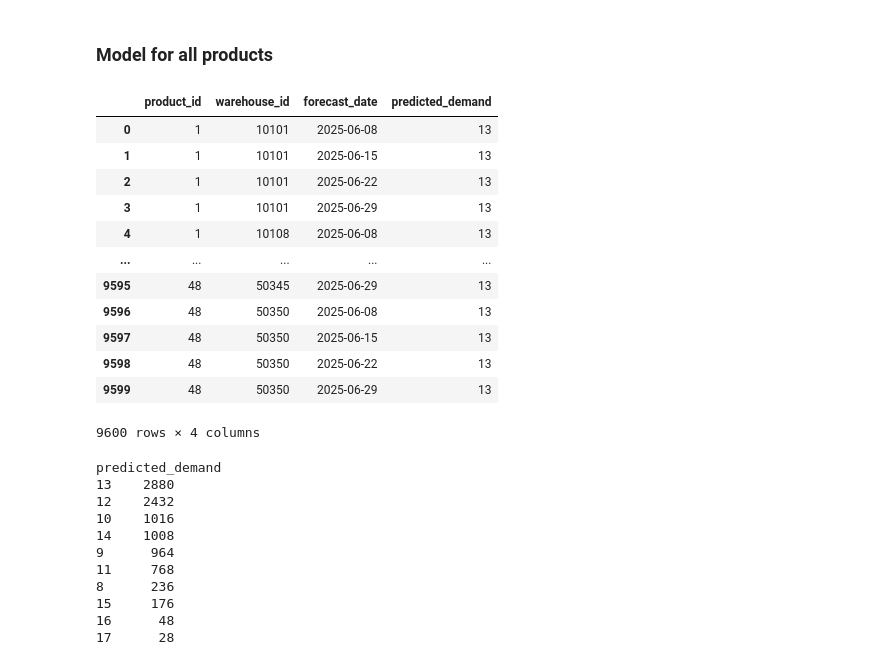
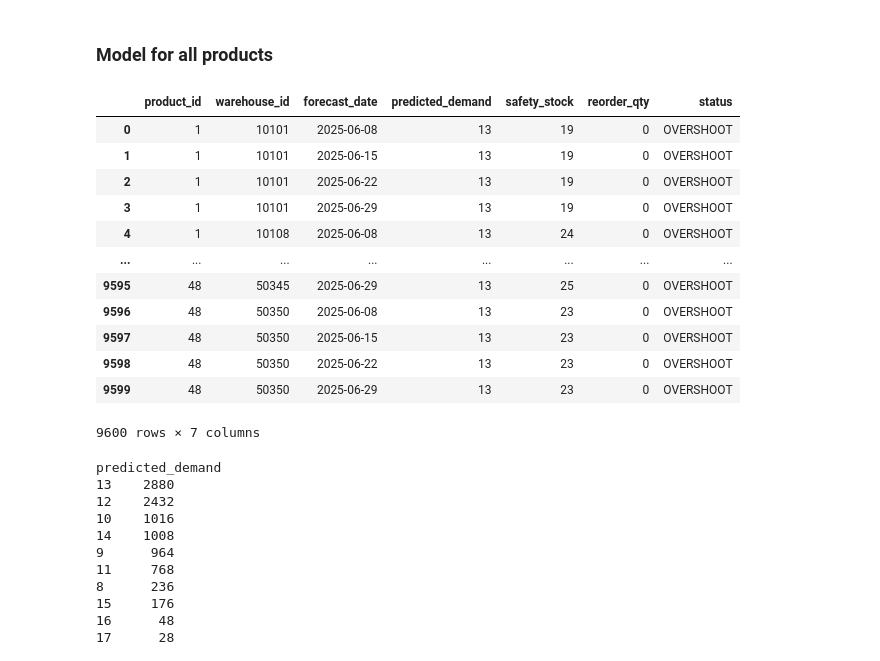
Before and after one commit to tanaymahapatra/E-commerce-Database-Management-and-Inventory-Optimization, a Jupyter notebook: model.ipynb, the cells around one changed output. Drawn from its saved outputs; the diff is of its cells as text; code cells hidden in the pictures.

Commit message:
adjusted output shape of the predicted data

```diff
--- a/model.ipynb
+++ b/model.ipynb
@@ -345,18 +361,19 @@ end_date = '2025-06-03'
 # Ensure datetime format and filter the full dataset (dt2)
 dt2['order_date'] = pd.to_datetime(dt2['order_date'])
 dt_timeframe = dt2[(dt2['order_date'] >= start_date) & (dt2['order_date'] < end_date)].copy()
+latest_stock = (dt_timeframe.sort_values('order_date').groupby(['product_id', 'warehouse_id']).tail(1)[['product_id', 'warehouse_id', 'stock_quantity']].rename(columns={'stock_quantity': 'current_stock'}).reset_index(drop=True))
 
 # 2. Group by Product, Warehouse ID, and Week
 weekly_orders = dt_timeframe.groupby([
     'product_id',   # Included for database relational mapping
     'warehouse_id',
     pd.Grouper(key='order_date', freq='W-SUN')
-])['quantity'].sum().reset_index()
+])[['quantity']].sum().reset_index()
 
 weekly_orders.columns = ['product_id', 'warehouse_id', 'week_end_date', 'total_quantity']
 
 # 3. Iterate through every Product-Warehouse combination
-forecast_results = []
+forecast_results = pd.DataFrame()
 FORECAST_STEPS = 4
 
 # Create a continuous weekly date range to identify missing sales weeks
@@ -365,53 +382,93 @@ full_date_range = pd.date_range(start=start_date, end=end_date, freq='W-SUN')
 # Group by the unique combinations of product and warehouse
 for (p_id, w_id), df_group in weekly_orders.groupby(['product_id', 'warehouse_id']):
 
+    stock_row = latest_stock[(latest_stock['product_id'] == p_id) & (latest_stock['warehouse_id'] == w_id)]
+
+    stock = (stock_row['current_stock'].iloc[0] if not stock_row.empty else 0)
     df_group = df_group.set_index('week_end_date')
 
     # Fill missing weeks with 0 for this specific product at this specific warehouse
     df_group = df_group.reindex(full_date_range, fill_value=0)
     df_group.index.name = 'week_end_date'
 
     try:
         # Train Simple Exponential Smoothing
         model = SimpleExpSmoothing(df_group['total_quantity'], initialization_method="estimated")
         fitted_model = model.fit()
 
+        rmse = np.sqrt(np.mean((df_group['total_quantity'] - fitted_model.fittedvalues) ** 2))
+
         # Forecast the next 4 weeks
         predictions = fitted_model.forecast(FORECAST_STEPS)
         future_dates = pd.date_range(start=df_group.index[-1] + pd.Timedelta(days=7), periods=FORECAST_STEPS, freq='W-SUN')
 
         # Store results in a flat structure prepared for database insertion
+        sub_forecast_results=[]
         for date, pred_val in zip(future_dates, predictions):
-            forecast_results.append({
+            sub_forecast_results.append({
                 'product_id': p_id,
                 'warehouse_id': w_id,
                 'forecast_date': date,
-                'predicted_demand': max(0, int(round(pred_val)))
+                'predicted_demand': max(0, int(round(pred_val))),
+                'current_stock':stock,
+                'rmse': rmse
             })
+        sub_forecast_df = pd.DataFrame(sub_forecast_results)
+        forecast_results = pd.concat( [forecast_results, sub_forecast_df], ignore_index=True )
 
     except Exception as e:
         # Using 'pass' instead of 'print(e)' to prevent console spam
         # if a few highly sparse items fail to fit out of thousands of combinations.
         pass
 
-# 4. Create the final standardized DataFrame ready for MySQL write-back
-final_predictions_df = pd.DataFrame(forecast_results)
+# ---------- Parameters ----------
+Z=1.65          # service level: 1.28 = 90%, 1.65 = 95%, 2.33 = 99%
+L=FORECAST_STEPS             # lead time in weeks
+OVERSHOOT_FACTOR=2.0
+
+df=forecast_results.copy()
+df=df.sort_values(['product_id','warehouse_id','forecast_date']).reset_index(drop=True)
+grp=df.groupby(['product_id','warehouse_id'])
+
+# ---------- Safety stock: Z * RMSE * sqrt(L) ----------
+df['safety_stock']=np.ceil(Z*df['rmse']*np.sqrt(L)).astype(int)
+
+# ---------- Demand during lead time (first L forecast weeks) ----------
+df['_wk']=grp.cumcount()
+df['demand_LT']=(df['predicted_demand'].where(df['_wk']< L,0).groupby([df['product_id'],df['warehouse_id']]).transform('sum'))
+df['total_demand']=grp['predicted_demand'].transform('sum')
+
+# ---------- Reorder quantity ----------
+df['reorder_qty']=(np.ceil(df['demand_LT']+df['safety_stock']-df['current_stock']).clip(lower=0).astype(int))
+
+# ---------- Status ----------
+reorder_point=df['demand_LT']+df['safety_stock']
+conditions=[
+    (df['current_stock']<=0) | (df['current_stock']<df['demand_LT']),
+    df['current_stock'] <= reorder_point,
+    df['current_stock'] > OVERSHOOT_FACTOR*(df['total_demand']+df['safety_stock']),
+]
+choices = ['CRITICAL', 'REORDER_NOW', 'OVERSHOOT']
+df['status'] = np.select(conditions, choices, default='OK')
+
+# ---------- Final table matching recommendation.sql ----------
+final_predictions_df = df[['product_id', 'warehouse_id', 'forecast_date','predicted_demand', 'safety_stock', 'reorder_qty', 'status']]
 
 final_predictions_df
 # %% [output]
-|  | product_id | warehouse_id | forecast_date | predicted_demand |
-| 0 | 1 | 10101 | 2025-06-08 | 13 |
-| 1 | 1 | 10101 | 2025-06-15 | 13 |
-| 2 | 1 | 10101 | 2025-06-22 | 13 |
-| 3 | 1 | 10101 | 2025-06-29 | 13 |
-| 4 | 1 | 10108 | 2025-06-08 | 13 |
-| ... | ... | ... | ... | ... |
-| 9595 | 48 | 50345 | 2025-06-29 | 13 |
-| 9596 | 48 | 50350 | 2025-06-08 | 13 |
-| 9597 | 48 | 50350 | 2025-06-15 | 13 |
-| 9598 | 48 | 50350 | 2025-06-22 | 13 |
-| 9599 | 48 | 50350 | 2025-06-29 | 13 |
+|  | product_id | warehouse_id | forecast_date | predicted_demand | safety_stock | reorder_qty | status |
+| 0 | 1 | 10101 | 2025-06-08 | 13 | 19 | 0 | OVERSHOOT |
+| 1 | 1 | 10101 | 2025-06-15 | 13 | 19 | 0 | OVERSHOOT |
+| 2 | 1 | 10101 | 2025-06-22 | 13 | 19 | 0 | OVERSHOOT |
+| 3 | 1 | 10101 | 2025-06-29 | 13 | 19 | 0 | OVERSHOOT |
+| 4 | 1 | 10108 | 2025-06-08 | 13 | 24 | 0 | OVERSHOOT |
+| ... | ... | ... | ... | ... | ... | ... | ... |
+| 9595 | 48 | 50345 | 2025-06-29 | 13 | 25 | 0 | OVERSHOOT |
+| 9596 | 48 | 50350 | 2025-06-08 | 13 | 23 | 0 | OVERSHOOT |
+| 9597 | 48 | 50350 | 2025-06-15 | 13 | 23 | 0 | OVERSHOOT |
+| 9598 | 48 | 50350 | 2025-06-22 | 13 | 23 | 0 | OVERSHOOT |
+| 9599 | 48 | 50350 | 2025-06-29 | 13 | 23 | 0 | OVERSHOOT |
-9600 rows × 4 columns
+9600 rows × 7 columns
 # %%
 final_predictions_df["predicted_demand"].value_counts()
 # %% [output]
```
Also changed, not shown: parts of 1 cell of this notebook, 1 other file.
